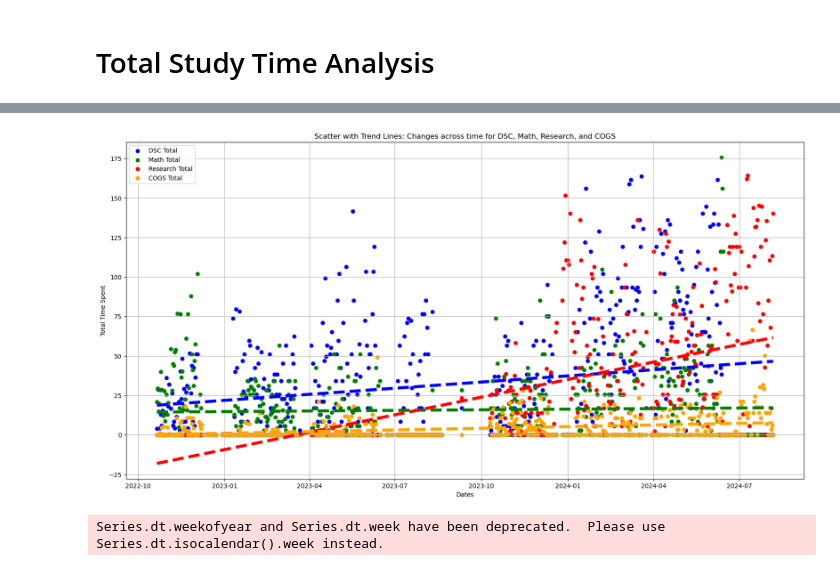
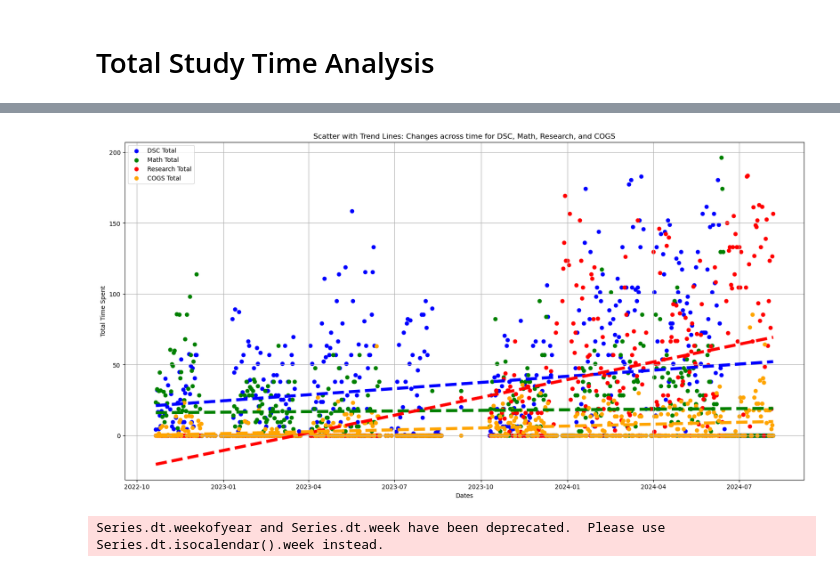
Before and after one commit to KevinBian107/Chatable-Study-Database, a Jupyter notebook: eda.ipynb, the cells around one changed output, grey strips where cells are left out. Saved outputs shown, nothing was run; the diff lists cells and outputs as text; code cells hidden in the pictures.

```diff
--- a/eda.ipynb
+++ b/eda.ipynb
@@ -299,9 +299,9 @@ fig.show()
 import matplotlib.pyplot as plt
 
 df = clean_study
-dsc_cols = [col for col in df.columns if 'dsc' in col]
+dsc_cols = [col for col in df.columns if 'ds' in col]
 math_cols = [col for col in df.columns if 'math' in col]
-research_cols = [col for col in df.columns if ('salk' in col) | ('cse150b' in col) | ('fmp' in col) | ('cl' in col)]
+research_cols = [col for col in df.columns if ('salk' in col) | ('cse150b' in col) | ('fmp' in col) | ('cl' in col) | ('cse257' in col)]
 cogs_cols = [col for col in df.columns if 'cogs' in col]  # New category for COGS
 
 df['dsc_total'] = df[dsc_cols].sum(axis=1)
@@ -320,34 +320,34 @@ plt.scatter(df['date'], df['cogs_total'], label='COGS Total', color='orange')  #
 # Trend lines (linear regression)
 df['date_num'] = pd.to_numeric(pd.to_datetime(df['date']))
 
 # DSC trend line
 z_dsc = np.polyfit(df['date_num'], df['dsc_total'], 1)
 p_dsc = np.poly1d(z_dsc)
 plt.plot(df['date'], p_dsc(df['date_num']), color='blue', linestyle='dashed', linewidth=5)  # Thicker line
 
 # Math trend line
 z_math = np.polyfit(df['date_num'], df['math_total'], 1)
 p_math = np.poly1d(z_math)
 plt.plot(df['date'], p_math(df['date_num']), color='green', linestyle='dashed', linewidth=5)  # Thicker line
 
 # Research trend line
 z_salk = np.polyfit(df['date_num'], df['salk_total'], 1)
 p_salk = np.poly1d(z_salk)
 plt.plot(df['date'], p_salk(df['date_num']), color='red', linestyle='dashed', linewidth=5)  # Thicker line
 
 # COGS trend line
 z_cogs = np.polyfit(df['date_num'], df['cogs_total'], 1)
 p_cogs = np.poly1d(z_cogs)
 plt.plot(df['date'], p_cogs(df['date_num']), color='orange', linestyle='dashed', linewidth=5)  # Thicker line for COGS
 
 plt.xlabel('Dates')
 plt.ylabel('Total Time Spent')
 plt.title('Scatter with Trend Lines: Changes across time for DSC, Math, Research, and COGS')
 plt.legend()
 plt.grid(True)
 plt.show()
 # %% [output]
-[figure, old version]
+[figure, new version]
 # %%
 grouped = clean_study.assign(week_of_year = clean_study['date'].dt.weekofyear)
 group_by_week = grouped.groupby('week_of_year').max().reset_index()
```
Also changed, not shown: 1 other file.
